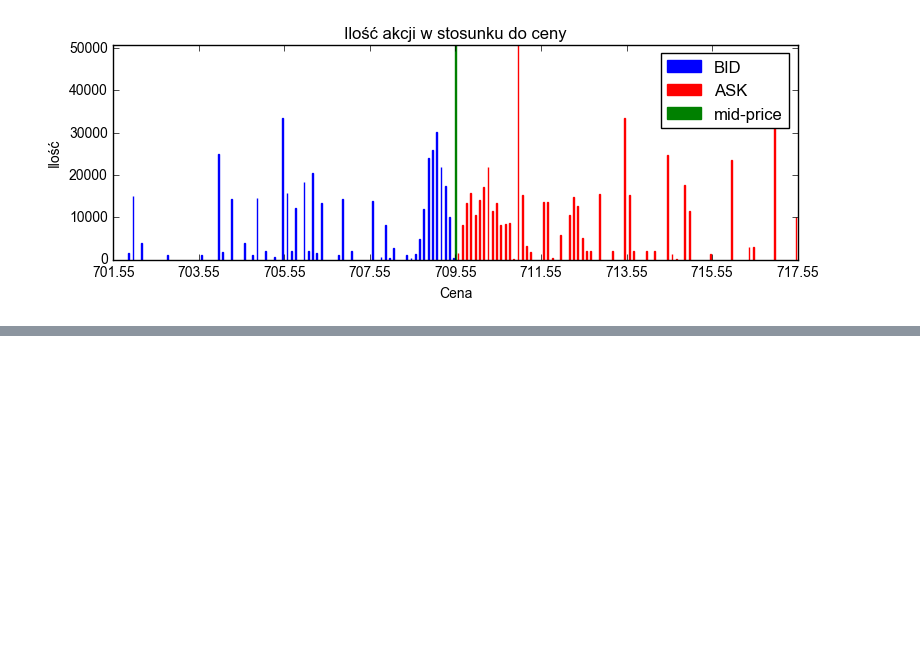
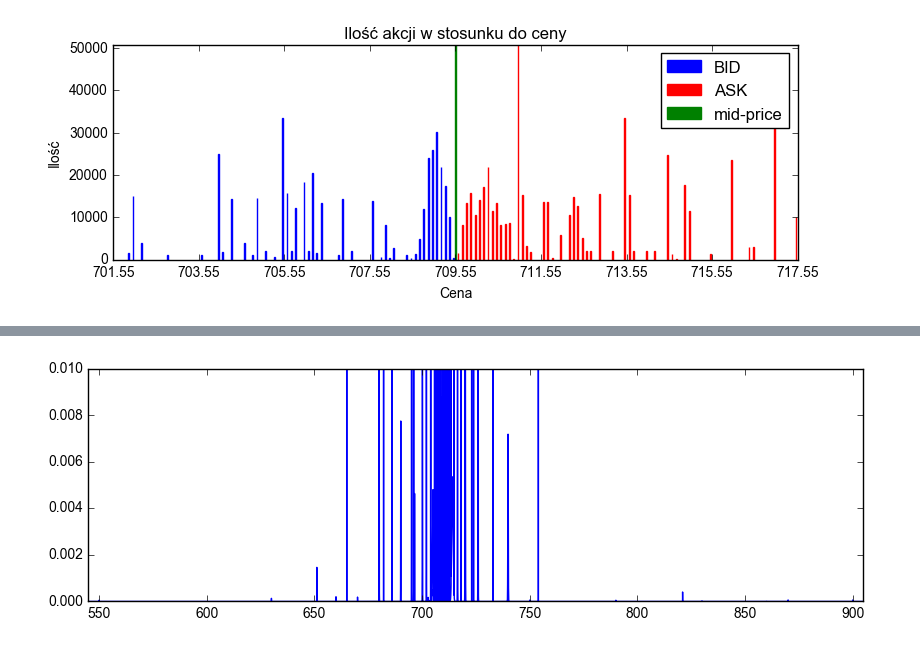
Before and after one commit to DawPawel/PracaLicencjacka, a Jupyter notebook: ostateczne/GenerowanieStruktur.ipynb, the cells around one changed output, grey strips where cells are left out. Saved outputs shown, nothing was run; the diff lists cells and outputs as text; code cells hidden in the pictures; blank space fills up the shorter version.

```diff
--- a/ostateczne/GenerowanieStruktur.ipynb
+++ b/ostateczne/GenerowanieStruktur.ipynb
@@ -785,0 +499,12 @@ tablica.shape
+# %%
+gmm = gm(n_components=150, n_init=1, random_state = 4)
+gmm.fit(X=np.expand_dims(forMM[nrWiersza], 1))
+minimalne = X[nrWiersza].bid[0][0]-5
+maksymalne = X[nrWiersza].ask[-1][0]+5
+gmm_x = np.linspace(minimalne, maksymalne, 10000)
+gmm_y = np.exp(gmm.score_samples(gmm_x.reshape(-1, 1)))
+plt.axis([minimalne, maksymalne, 0, 0.01])
+plt.plot(gmm_x, gmm_y)
+plt.show()
+# %% [output]
+[figure, added]
```
Also changed, not shown: parts of 67 cells of this notebook, 36 other files.
